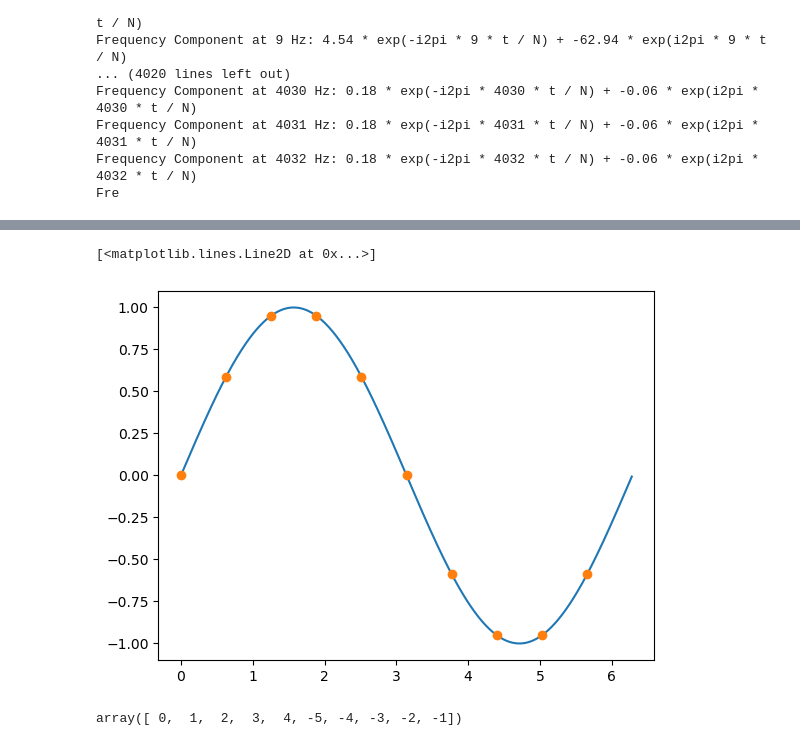
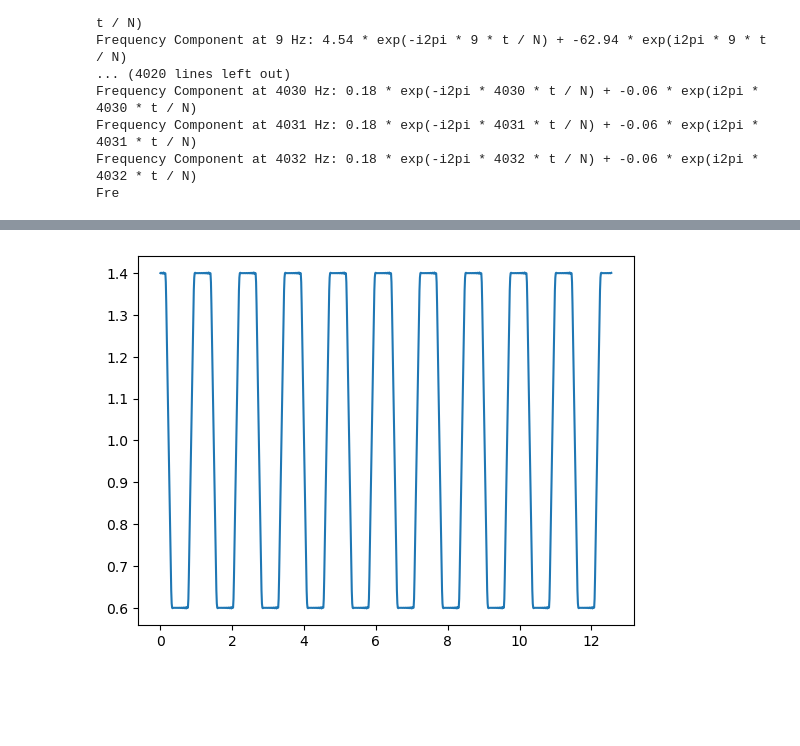
Before and after one commit to lvlanson/phd_notes, a Jupyter notebook: Development/ODE_LVQ/construction_dataset.ipynb, the cells around one changed output, grey strips where cells are left out. Saved outputs shown, nothing was run; the diff lists cells and outputs as text; code cells hidden in the pictures; blank space fills up the shorter version.

```diff
--- a/Development/ODE_LVQ/construction_dataset.ipynb
+++ b/Development/ODE_LVQ/construction_dataset.ipynb
@@ -232,7 +227,7 @@ Frequency Component at 4031 Hz: 0.18 * exp(-i2pi * 4031 * t / N) + -0.06 * exp(i
 Frequency Component at 4032 Hz: 0.18 * exp(-i2pi * 4032 * t / N) + -0.06 * exp(i2pi * 4032 * t / N)
 Fre
 # %%
-x,y = get_rect(3,2,2,1,1,0.2,50)
+x,y = get_rect(10,5,2,1,1,0.2,500)
 # %%
 plt.plot(x, y, 'o')
 #plt.plot(x,y)
@@ -361,15 +313,12 @@ plt.show()
 # %%
-#6.283185307179586
+Y_hat = F_n(y)
+Y_back = np.real(F_n_inv(Y_hat))
 
+x_delta = x[1]-x[0]
+x_intp, y_intp = trig_interpolation(F_n(y), x_delta, depth=1000)
 
 plt.plot(x_intp,np.real(y_intp))
-plt.plot(x,y, 'o')
+#plt.plot(x,y, 'o')
+plt.show()
 # %% [output]
-[<matplotlib.lines.Line2D at 0x...>]
-[figure, old version]
+[figure, new version]
-# %%
-x = np.arange(-5,5)
-
-np.roll(x,5)
-# %% [output]
-array([ 0,  1,  2,  3,  4, -5, -4, -3, -2, -1])
```
Also changed, not shown: parts of 5 cells of this notebook, 25 other files.
